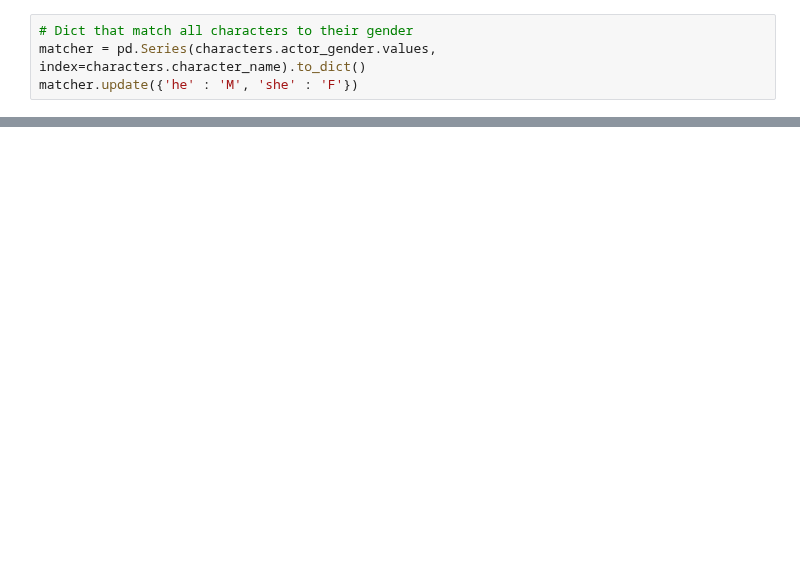
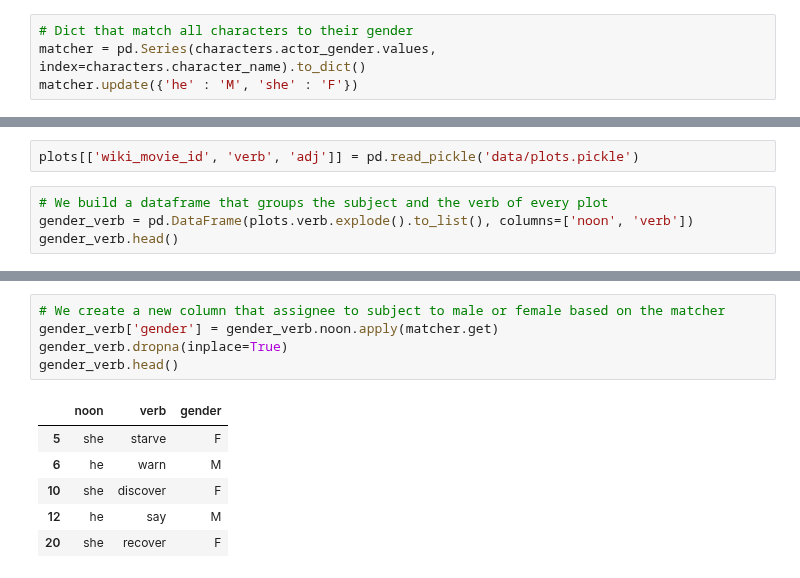
Before and after one commit to epfl-ada/ada-2022-project-yiyisoda, a Jupyter notebook: milestone_2.ipynb, the cells around one changed output, grey strips where cells are left out. Saved outputs shown, nothing was run; the diff lists cells and outputs as text; blank space fills up the shorter version.

Commit message:
extracting verbs and adjectives

```diff
--- a/milestone_2.ipynb
+++ b/milestone_2.ipynb
@@ -498,0 +449,6 @@ v.dropna()
+# %%
+plots[['wiki_movie_id', 'verb', 'adj']] = pd.read_pickle('data/plots.pickle')
+# %%
+# We build a dataframe that groups the subject and the verb of every plot
+gender_verb = pd.DataFrame(plots.verb.explode().to_list(), columns=['noon', 'verb'])
+gender_verb.head()
@@ -498,0 +462,12 @@ v.dropna()
+# %%
+# We create a new column that assignee to subject to male or female based on the matcher
+gender_verb['gender'] = gender_verb.noon.apply(matcher.get)
+gender_verb.dropna(inplace=True)
+gender_verb.head()
+# %% [output]
+|  | noon | verb | gender |
+| 5 | she | starve | F |
+| 6 | he | warn | M |
+| 10 | she | discover | F |
+| 12 | he | say | M |
+| 20 | she | recover | F |
```
Also changed, not shown: parts of 17 cells of this notebook, 1 other file.
